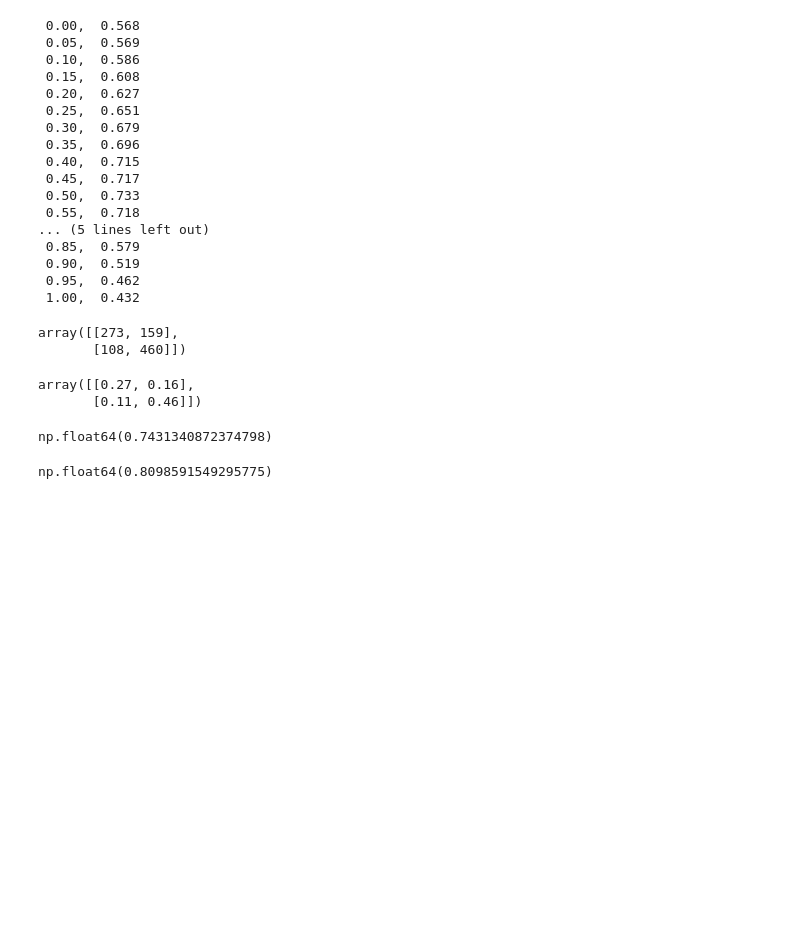
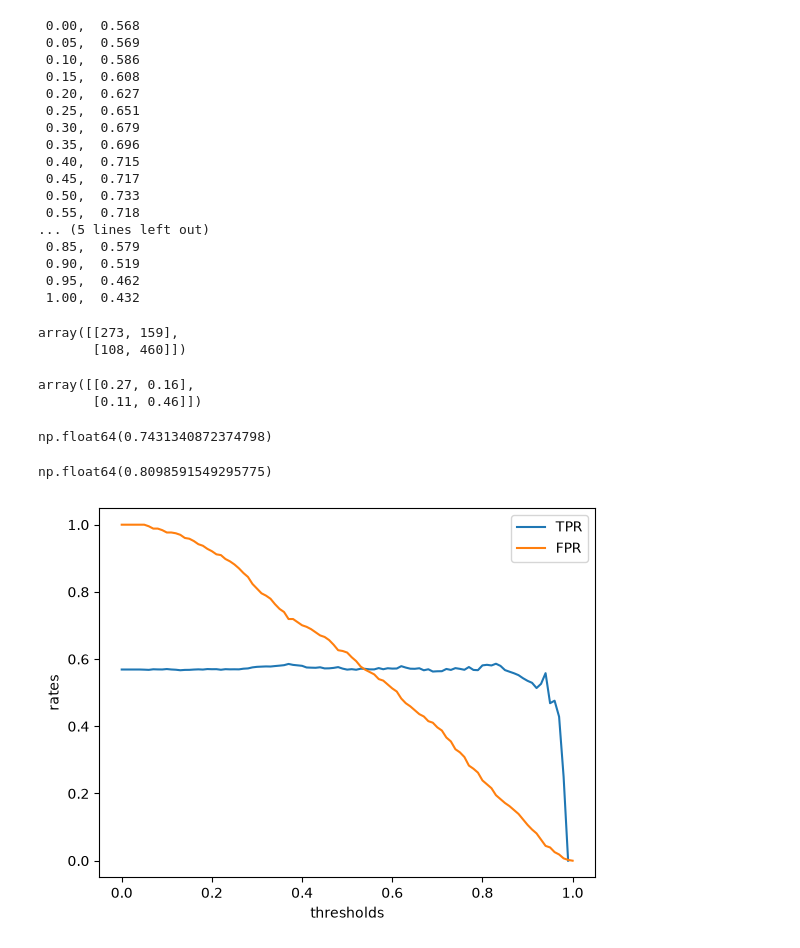
Before and after one commit to oscanx/Machine-Learning-zoomcamp-homework, a Jupyter notebook: Classification_Homework.ipynb, the cells around one changed output. Saved outputs shown, nothing was run; the diff lists cells and outputs as text; code cells hidden in the pictures; blank space fills up the shorter version.

```diff
--- a/Classification_Homework.ipynb
+++ b/Classification_Homework.ipynb
@@ -527,0 +532,35 @@ np.float64(0.8098591549295775)
+# %%
+# the earlier equatio is for one threshold
+# we loop over for many threshold
+scores = []
+thresholds = np.linspace(0,1,101)
+for t in thresholds:
+    actual_positive = (y_val == 1)
+    actual_negative = (y_val == 0)
+
+    predict_positive = (y_pred >= t)
+    predict_negative = (y_pred < t)
+
+    tp = (predict_positive & actual_positive).sum()
+    tn = (predict_negative & actual_negative).sum()
+
+    fp = (predict_positive & actual_negative).sum()
+    fn = (predict_negative & actual_positive).sum()
+    scores.append((t,tp,tn,fp,fn))
+
+columns = ['thresholds', 'tp', 'tn', 'fp', 'fn']
+df_scores = pd.DataFrame(scores, columns = columns)
+df_scores['tpr'] = df_scores.tp/(df_scores.tp + df_scores.fp)
+df_scores['fpr'] = df_scores.fp/(df_scores.fp + df_scores.tn)
+# %%
+#plotting both rates against thresholds
+fig, ax = plt.subplots()
+plt.plot(df_scores.thresholds, df_scores['tpr'], label = 'TPR')
+plt.plot(df_scores.thresholds, df_scores['fpr'], label = 'FPR')
+ax.set_xlabel('thresholds')
+ax.set_ylabel('rates')
+
+plt.legend()
+plt.show()
+# %% [output]
+[figure, added]
```
Also changed, not shown: parts of 1 cell of this notebook.
